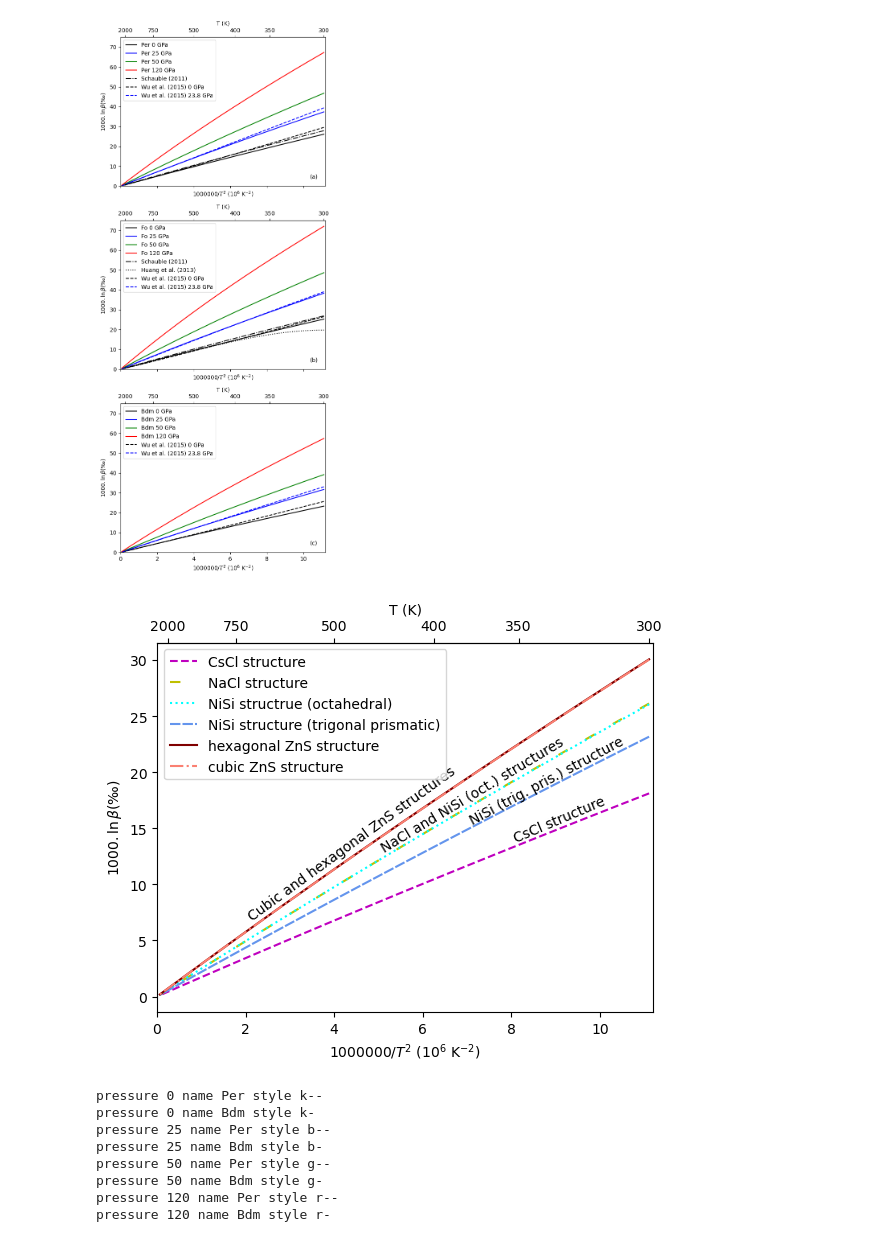
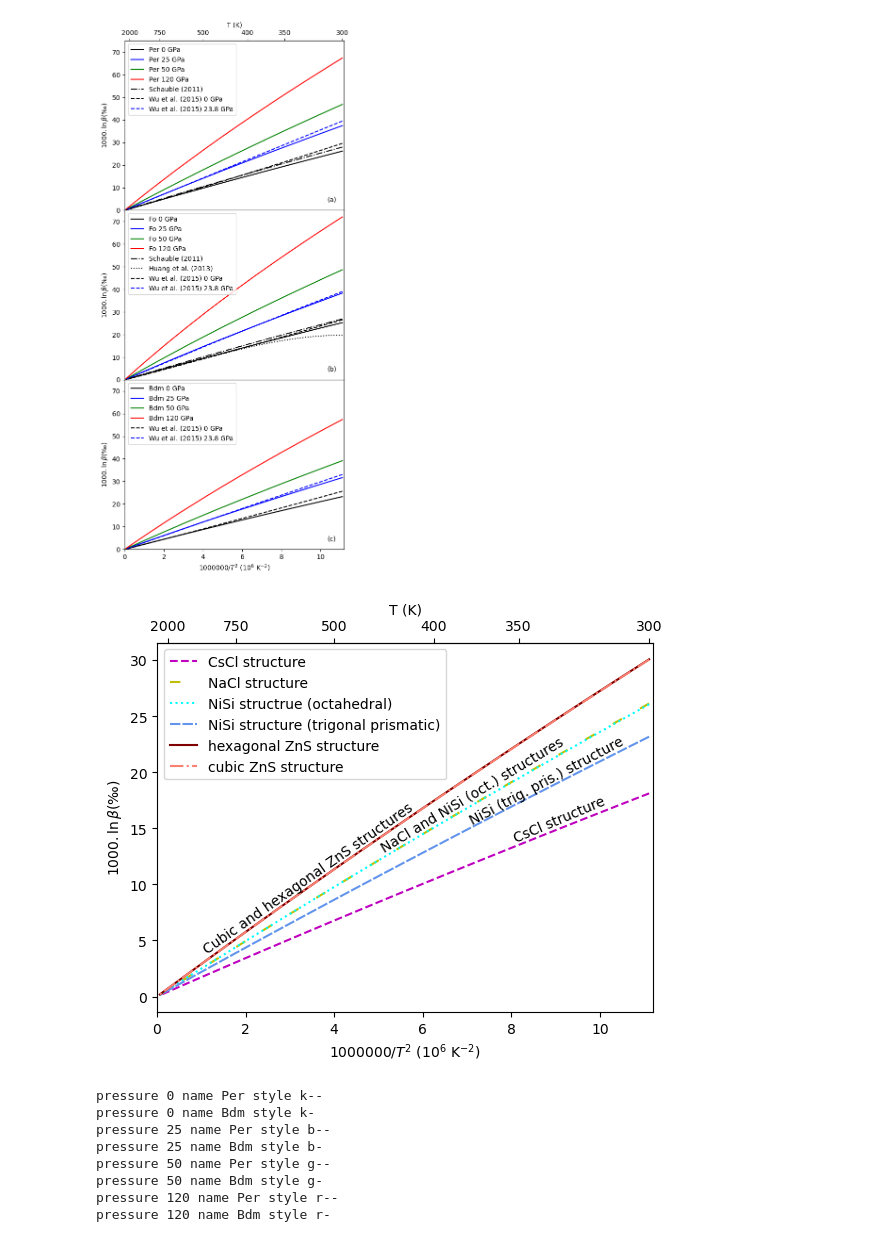
Before and after one commit to andreww/isofrac, a Jupyter notebook: alpha_beta_plots.ipynb, the cells around one changed output. Drawn from its saved outputs; the diff is of its cells as text; code cells hidden in the pictures.

Commit message:
Update Fig 1 to match axes
Share x axes so we save a bit of space for Fig 1.

```diff
--- a/alpha_beta_plots.ipynb
+++ b/alpha_beta_plots.ipynb
@@ -4,7 +4,7 @@ import castep_isotope_sub
 %matplotlib inline
 import matplotlib.pyplot as plt
 # %%
-fig, axs = plt.subplots(nrows=3, figsize=(6,14))
+fig, axs = plt.subplots(nrows=3, figsize=(6,14), sharex=True)
 
 # Setup data to plot for Forsterite
 
@@ -54,7 +54,7 @@ colors.append('b')
 styles.append('--')
 betas.append(castep_isotope_sub.wu_ln_beta_function(Ts, -0.071, 3.685, -0.0149))
 
-castep_isotope_sub.plot_beta(Ts, betas, names, colors=colors, styles=styles, ax=axs[1], ylim=(0.0, 75.0), xlim=[0, 11.2])
+castep_isotope_sub.plot_beta(Ts, betas, names, colors=colors, styles=styles, ax=axs[1], ylim=(0.0, 75.0), xlim=[0, 11.2], notop=True, nobot=True)
 axs[1].text(0.925, 0.05, '(b)', transform=axs[1].transAxes)
 
 
@@ -96,7 +96,7 @@ colors.append('b')
 styles.append('--')
 betas.append(castep_isotope_sub.wu_ln_beta_function(Ts, -0.076, 3.056, -0.0066))
 
-castep_isotope_sub.plot_beta(Ts, betas, names, colors=colors, styles=styles, ax=axs[2], ylim=(0.0, 75.0), xlim=[0, 11.2])
+castep_isotope_sub.plot_beta(Ts, betas, names, colors=colors, styles=styles, ax=axs[2], ylim=(0.0, 75.0), xlim=[0, 11.2], notop=True)
 axs[2].text(0.925, 0.05, '(c)', transform=axs[2].transAxes)
 
 
@@ -120,36 +120,37 @@ betas.append(castep_isotope_sub.ln_beta_function(Ts, 2.82757e+14, -2.7247e+10, 3
 
 names.append('Per 50 GPa')
 colors.append('g')
 styles.append('-')
 betas.append(castep_isotope_sub.ln_beta_function(Ts, 5.31e+14, -4.34266e+10, 4.62989e+06))
 
 names.append('Per 120 GPa')
 colors.append('r')
 styles.append('-')
 betas.append(castep_isotope_sub.ln_beta_function(Ts, 2.04174e+15, -1.11629e+11, 7.04697e+06))
 
 names.append('Schauble (2011)')
 colors.append('k')
 styles.append('-.')
 betas.append(castep_isotope_sub.ln_beta_function(Ts, 1.4449E14, -1.6460E10, 2.6785E6))
 
 names.append('Wu et al. (2015) 0 GPa')
 colors.append('k')
 styles.append('--')
 betas.append(castep_isotope_sub.wu_ln_beta_function(Ts, -0.102, 2.526, 0.0131))
 
 names.append('Wu et al. (2015) 23.8 GPa')
 colors.append('b')
 styles.append('--')
 betas.append(castep_isotope_sub.wu_ln_beta_function(Ts, -0.087, 3.610, -0.0048))
 
-castep_isotope_sub.plot_beta(Ts, betas, names, colors=colors, styles=styles, ax=axs[0], ylim=(0.0, 75.0), xlim=[0, 11.2])
+castep_isotope_sub.plot_beta(Ts, betas, names, colors=colors, styles=styles, ax=axs[0], ylim=(0.0, 75.0), xlim=[0, 11.2], nobot=True)
 axs[0].text(0.925, 0.05, '(a)', transform=axs[0].transAxes)
 
-plt.tight_layout()
+#plt.tight_layout()
+fig.subplots_adjust(hspace=0)
 plt.show()
 # %% [output]
-[figure, old version]
+[figure, new version]
 # %%
 # Setup data to plot for MgO polymorphs
 
@@ -191,7 +192,7 @@ styles.append('-.')
 betas.append(castep_isotope_sub.ln_beta_function(Ts, 2.2551e+14, -2.1729e+10, 2.9183e+6))
 
 texttoadd = [
-    {"x": 2, "y": 6.8, "s": "Cubic and hexagonal ZnS structures", "r": 36.0},
+    {"x": 1.0, "y": 3.9, "s": "Cubic and hexagonal ZnS structures", "r": 35.0},
     {"x": 5, "y": 12.9, "s": "NaCl and NiSi (oct.) structures", "r": 31.0},
     {"x": 7, "y": 15.4, "s": "NiSi (trig. pris.) structure", "r": 28.0},
     {"x": 8, "y": 13.8, "s": "CsCl structure", "r": 23.0}
@@ -199,7 +200,7 @@ texttoadd = [
 
 castep_isotope_sub.plot_beta(Ts, betas, names, colors=colors, styles=styles, texttoadd=texttoadd, xlim=[0, 11.2])
 # %% [output]
-[figure, old version]
+[figure, new version]
 # %%
 %matplotlib inline
 def plot_alpha(Ts, betas_ref, betas_plot, name_ref, names_plot, filename=None):
```
Also changed, not shown: 1 other file.
